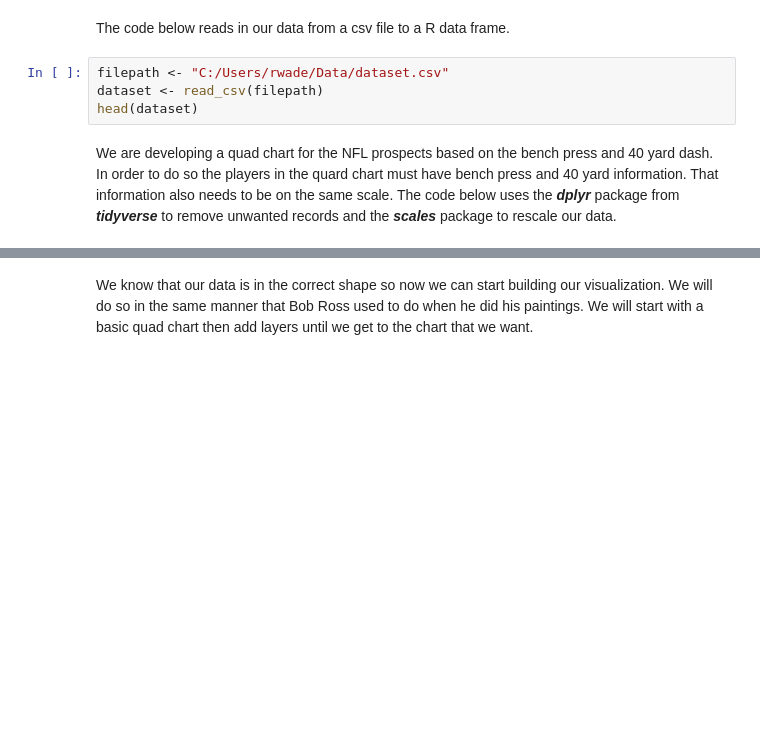
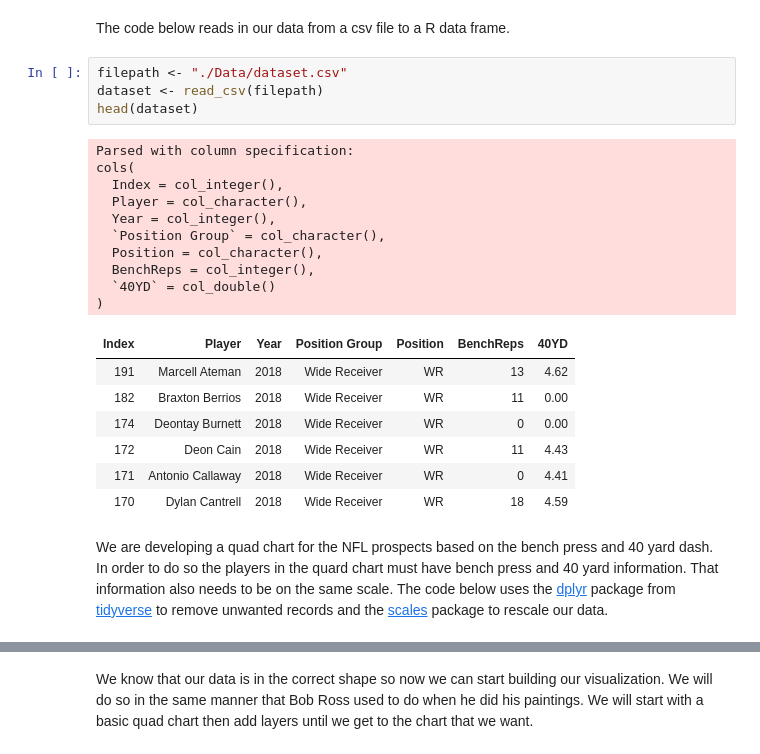
Before and after one commit to DieselAnalytics/CustomPowerBIQuadChartUsingR, a Jupyter notebook: RVizInJupyterLab.ipynb, the cells around one changed output, grey strips where cells are left out. Drawn from its saved outputs; the diff is of its cells as text; blank space fills up the shorter version.

```diff
--- a/RVizInJupyterLab.ipynb
+++ b/RVizInJupyterLab.ipynb
@@ -85,11 +113,29 @@ library(stringi)
 # %% [markdown]
 The code below reads in our data from a csv file to a R data frame.
 # %%
-filepath <- "C:/Users/rwade/Data/dataset.csv"
+filepath <- "./Data/dataset.csv"
 dataset <- read_csv(filepath)
 head(dataset)
+# %% [output]
+Parsed with column specification:
+cols(
+  Index = col_integer(),
+  Player = col_character(),
+  Year = col_integer(),
+  `Position Group` = col_character(),
+  Position = col_character(),
+  BenchReps = col_integer(),
+  `40YD` = col_double()
+)
+| Index | Player | Year | Position Group | Position | BenchReps | 40YD |
+| 191 | Marcell Ateman | 2018 | Wide Receiver | WR | 13 | 4.62 |
+| 182 | Braxton Berrios | 2018 | Wide Receiver | WR | 11 | 0.00 |
+| 174 | Deontay Burnett | 2018 | Wide Receiver | WR | 0 | 0.00 |
+| 172 | Deon Cain | 2018 | Wide Receiver | WR | 11 | 4.43 |
+| 171 | Antonio Callaway | 2018 | Wide Receiver | WR | 0 | 4.41 |
+| 170 | Dylan Cantrell | 2018 | Wide Receiver | WR | 18 | 4.59 |
 # %% [markdown]
-We are developing a quad chart for the NFL prospects based on the bench press and 40 yard dash. In order to do so the players in the quard chart must have bench press and 40 yard information. That information also needs to be on the same scale. The code below uses the ***dplyr*** package from ***tidyverse*** to remove unwanted records and the ***scales*** package to rescale our data.
+We are developing a quad chart for the NFL prospects based on the bench press and 40 yard dash. In order to do so the players in the quard chart must have bench press and 40 yard information. That information also needs to be on the same scale. The code below uses the [dplyr](https://dplyr.tidyverse.org/) package from [tidyverse](https://www.tidyverse.org/) to remove unwanted records and the [scales](https://cran.r-project.org/web/packages/scales/scales.pdf) package to rescale our data.
 # %%
 graph_data <-
     dataset %>%
```
Also changed, not shown: parts of 38 cells of this notebook.
